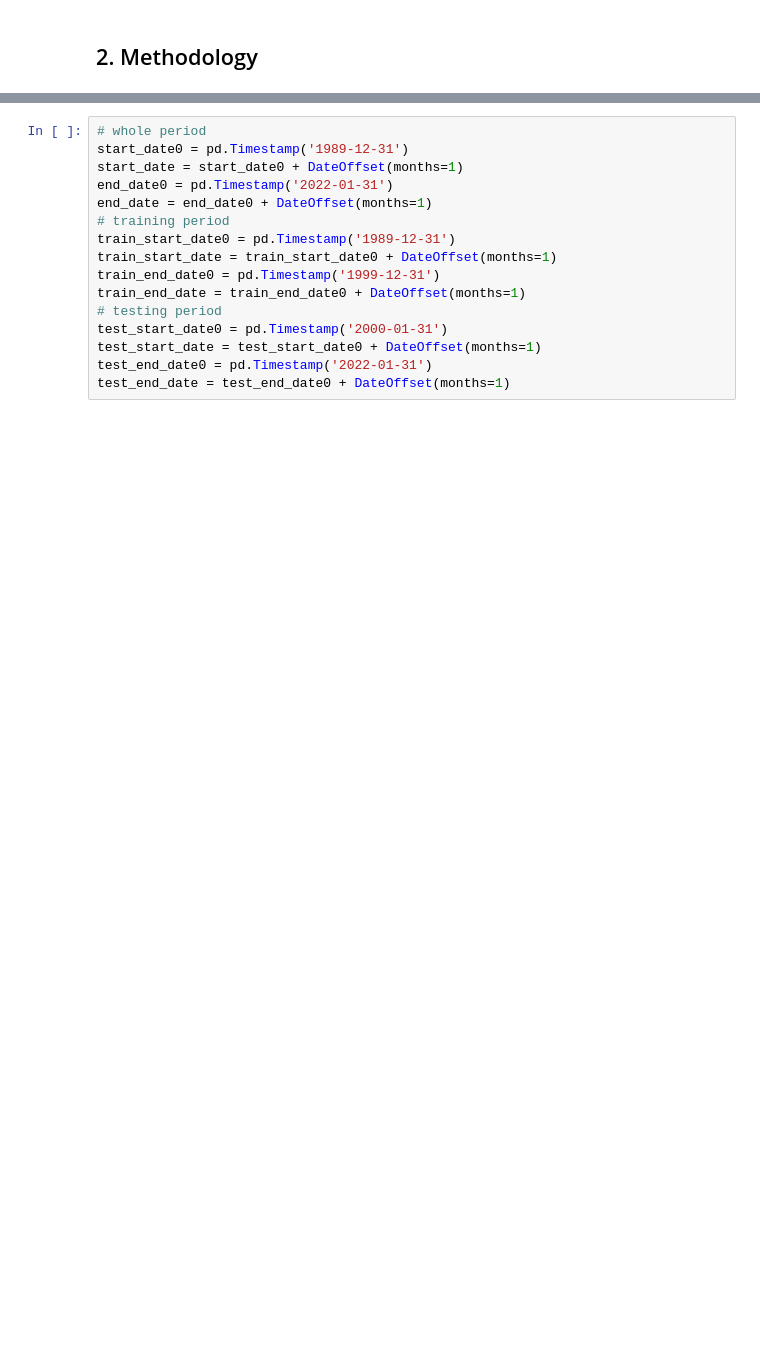
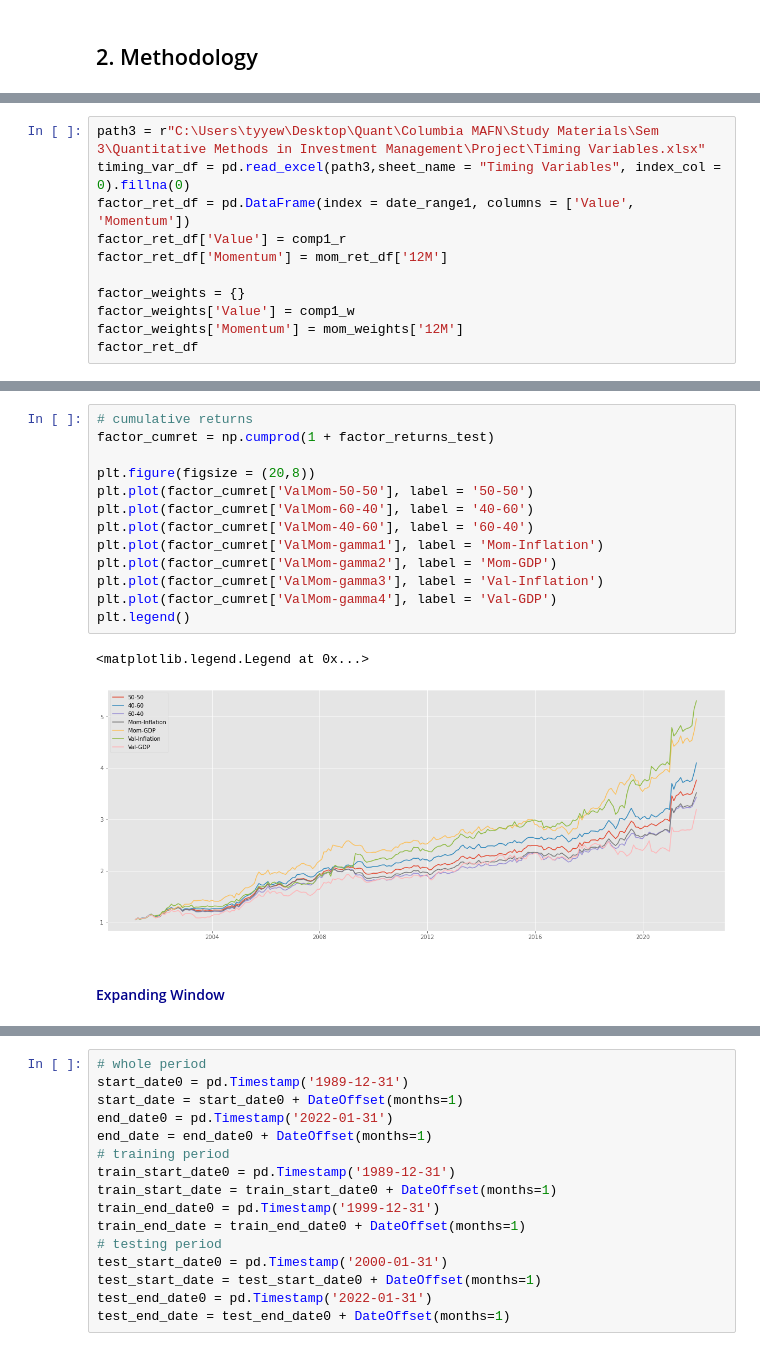
Before and after one commit to charlesyew/quant-methods-project, a Jupyter notebook: Quant Methods Project.ipynb, the cells around one changed output, grey strips where cells are left out. Drawn from its saved outputs; the diff is of its cells as text; blank space fills up the shorter version.

```diff
--- a/Quant Methods Project.ipynb
+++ b/Quant Methods Project.ipynb
@@ -39,0 +401,11 @@ text_file.close()
+# %%
+path3 = r"C:\Users\tyyew\Desktop\Quant\Columbia MAFN\Study Materials\Sem 3\Quantitative Methods in Investment Management\Project\Timing Variables.xlsx"
+timing_var_df = pd.read_excel(path3,sheet_name = "Timing Variables", index_col = 0).fillna(0)
+factor_ret_df = pd.DataFrame(index = date_range1, columns = ['Value', 'Momentum'])
+factor_ret_df['Value'] = comp1_r
+factor_ret_df['Momentum'] = mom_ret_df['12M']
+
+factor_weights = {}
+factor_weights['Value'] = comp1_w
+factor_weights['Momentum'] = mom_weights['12M']
+factor_ret_df
@@ -39,0 +567,18 @@ text_file.close()
+# %%
+# cumulative returns
+factor_cumret = np.cumprod(1 + factor_returns_test)
+
+plt.figure(figsize = (20,8))
+plt.plot(factor_cumret['ValMom-50-50'], label = '50-50')
+plt.plot(factor_cumret['ValMom-60-40'], label = '40-60')
+plt.plot(factor_cumret['ValMom-40-60'], label = '60-40')
+plt.plot(factor_cumret['ValMom-gamma1'], label = 'Mom-Inflation')
+plt.plot(factor_cumret['ValMom-gamma2'], label = 'Mom-GDP')
+plt.plot(factor_cumret['ValMom-gamma3'], label = 'Val-Inflation')
+plt.plot(factor_cumret['ValMom-gamma4'], label = 'Val-GDP')
+plt.legend()
+# %% [output]
+<matplotlib.legend.Legend at 0x...>
+[figure, added]
+# %% [markdown]
+<h4> <font color = 'darkblue'> Expanding Window </font> </h4>
```
Also changed, not shown: parts of 74 cells of this notebook.
